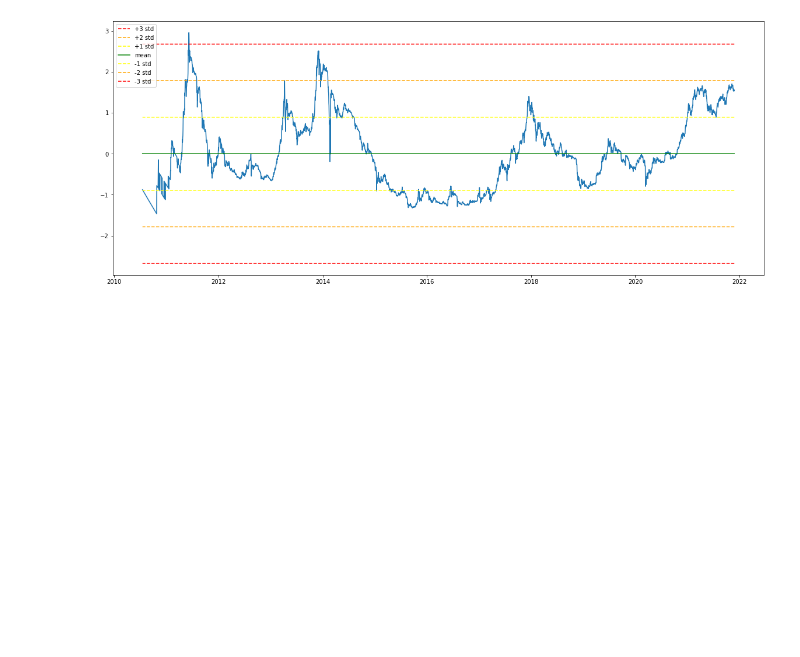
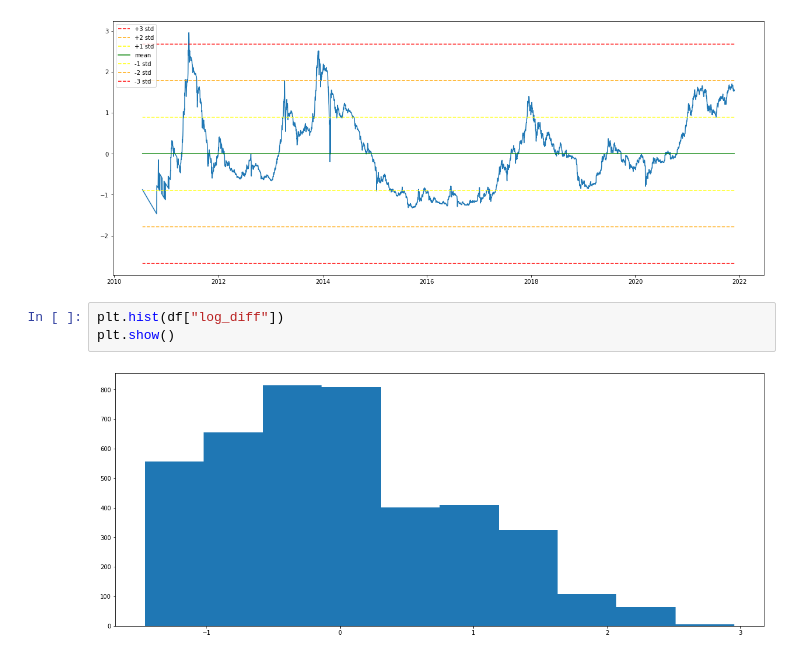
Before and after one commit to FreeLike76/KpiDataScience, a Jupyter notebook: Lab5/ds5_main.ipynb, the cells around one changed output. Drawn from its saved outputs; the diff is of its cells as text; blank space fills up the shorter version.

```diff
--- a/Lab5/ds5_main.ipynb
+++ b/Lab5/ds5_main.ipynb
@@ -166,3 +179,8 @@ plt.show()
 # %% [output]
 std 0.8915439232090009
 [figure]
+# %%
+plt.hist(df["log_diff"])
+plt.show()
+# %% [output]
+[figure, added]
```
Also changed, not shown: parts of 14 cells of this notebook, 2 other files.
